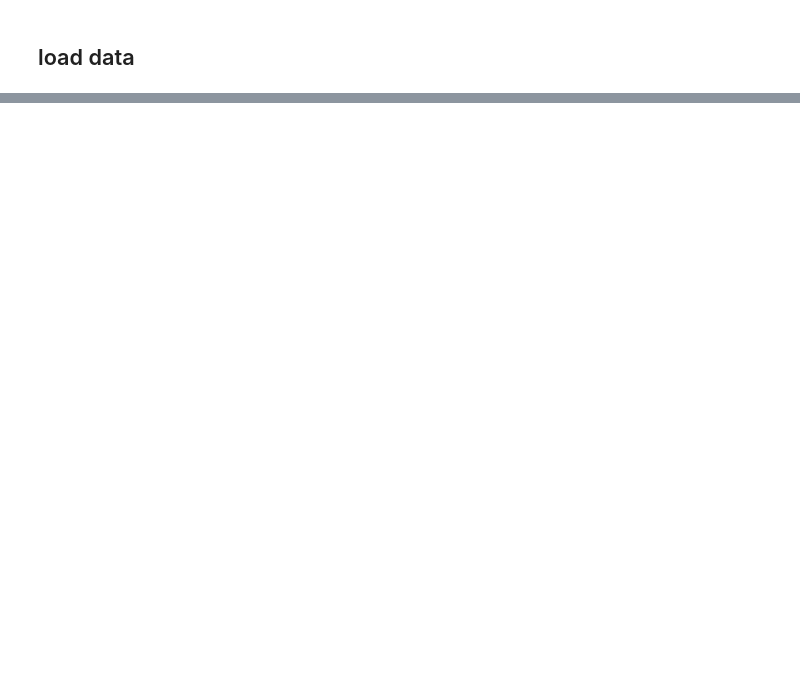
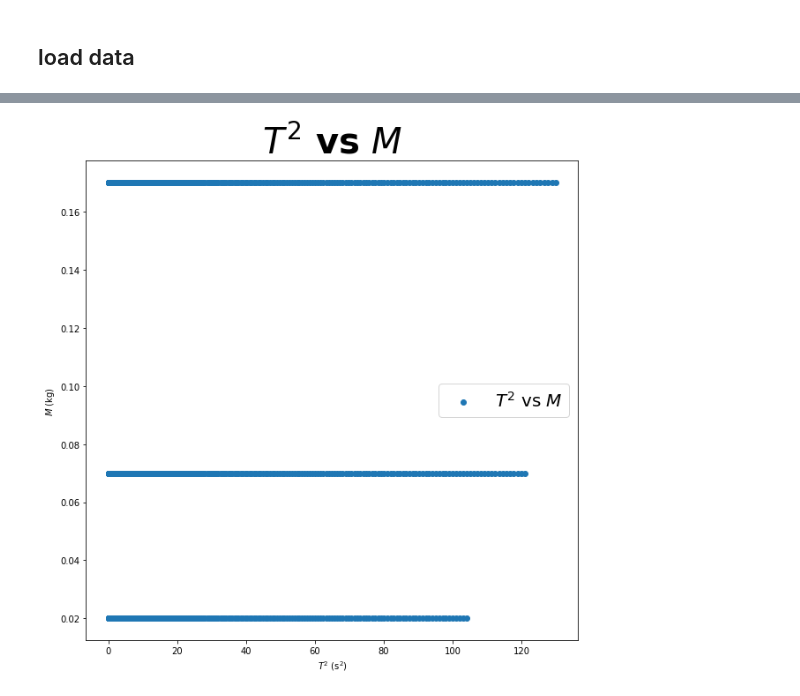
Before and after one commit to aaweaver-actuary/physics, a Jupyter notebook: S02 - Spring 2023/Labs/lab4.ipynb, the cells around one changed output, grey strips where cells are left out. Drawn from its saved outputs; the diff is of its cells as text; code cells hidden in the pictures; blank space fills up the shorter version.

```diff
--- a/S02 - Spring 2023/Labs/lab4.ipynb
+++ b/S02 - Spring 2023/Labs/lab4.ipynb
@@ -29,0 +89,11 @@ df.head()
+# %%
+# plot the data
+plt.figure(figsize=(10, 10))
+plt.scatter(T2, M, label='$T^2$ vs $M$')
+plt.xlabel('$T^2$ (s$^2$)')
+plt.ylabel('$M$ (kg)')
+plt.title('$T^2$ vs $M$')
+plt.legend()
+plt.show()
+# %% [output]
+[figure, added]
```
Also changed, not shown: parts of 6 cells of this notebook.
